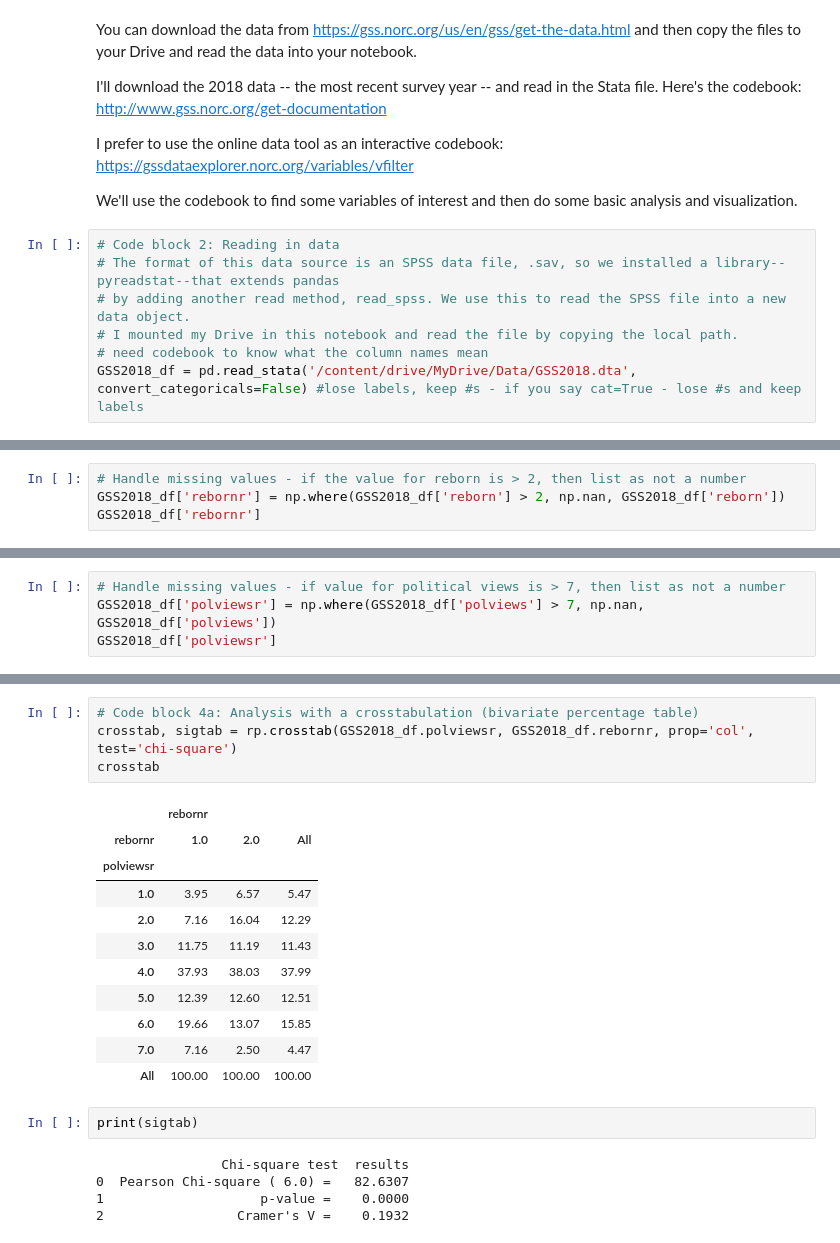
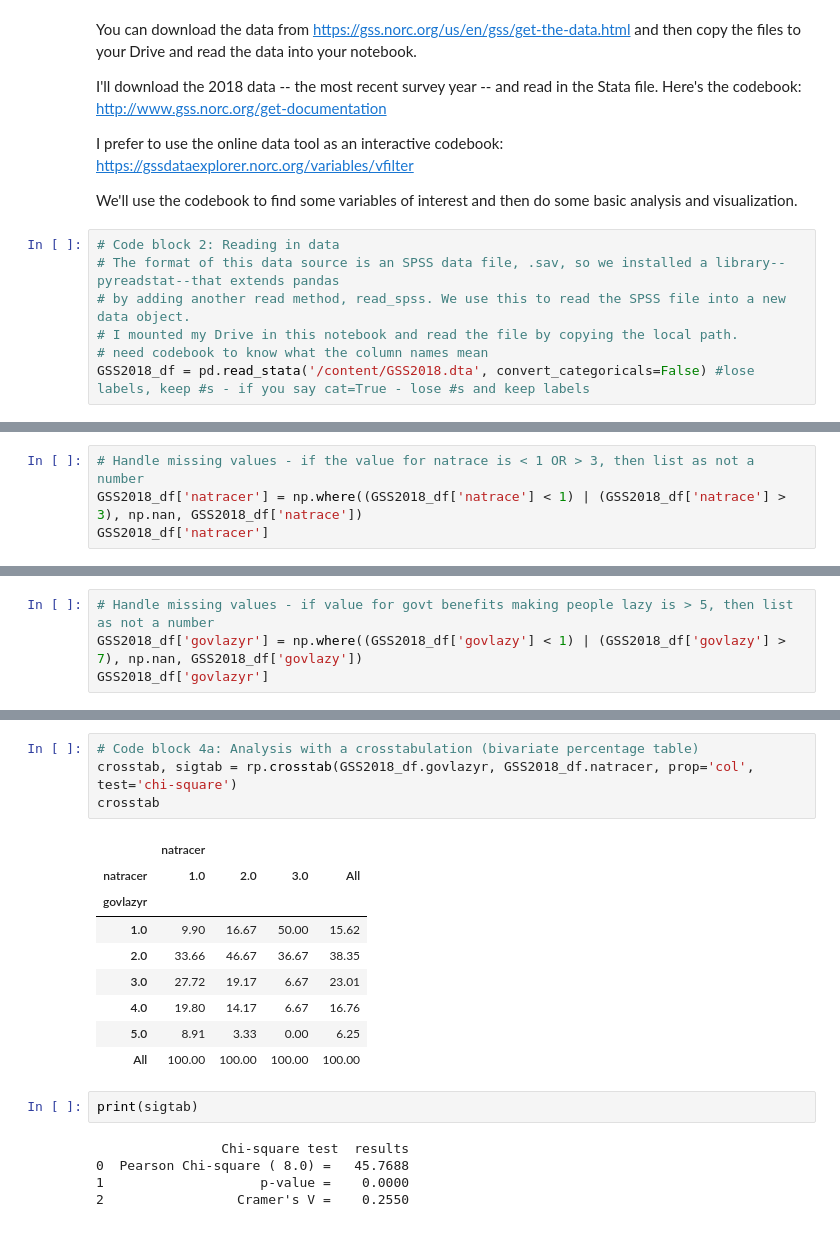
Before and after one commit to 550tealeaves/DATA-70500-working-with-data, a Jupyter notebook: HW6a_SurveyDataAnalysisGSS.ipynb, the cells around one changed output, grey strips where cells are left out. Drawn from its saved outputs; the diff is of its cells as text.

```diff
--- a/HW6a_SurveyDataAnalysisGSS.ipynb
+++ b/HW6a_SurveyDataAnalysisGSS.ipynb
@@ -51,7 +52,7 @@ We'll use the codebook to find some variables of interest and then do some basic
 # by adding another read method, read_spss. We use this to read the SPSS file into a new data object.
 # I mounted my Drive in this notebook and read the file by copying the local path.
 # need codebook to know what the column names mean
-GSS2018_df = pd.read_stata('/content/drive/MyDrive/Data/GSS2018.dta', convert_categoricals=False) #lose labels, keep #s - if you say cat=True - lose #s and keep labels
+GSS2018_df = pd.read_stata('/content/GSS2018.dta', convert_categoricals=False) #lose labels, keep #s - if you say cat=True - lose #s and keep labels
 # %%
 GSS2018_df.head()
 # %% [output]
@@ -84,5 +87,5 @@ Name: reborn, Length: 2348, dtype: float64
 # %%
-# Handle missing values - if the value for reborn is > 2, then list as not a number
-GSS2018_df['rebornr'] = np.where(GSS2018_df['reborn'] > 2, np.nan, GSS2018_df['reborn'])
-GSS2018_df['rebornr']
+# Handle missing values - if the value for natrace is < 1 OR > 3, then list as not a number
+GSS2018_df['natracer'] = np.where((GSS2018_df['natrace'] < 1) | (GSS2018_df['natrace'] > 3), np.nan, GSS2018_df['natrace'])
+GSS2018_df['natracer']
 # %% [output]
@@ -117,5 +127,5 @@ Name: polviews, Length: 2348, dtype: float64
 # %%
-# Handle missing values - if value for political views is > 7, then list as not a number
-GSS2018_df['polviewsr'] = np.where(GSS2018_df['polviews'] > 7, np.nan, GSS2018_df['polviews'])
-GSS2018_df['polviewsr']
+# Handle missing values - if value for govt benefits making people lazy is > 5, then list as not a number
+GSS2018_df['govlazyr'] = np.where((GSS2018_df['govlazy'] < 1) | (GSS2018_df['govlazy'] > 7), np.nan, GSS2018_df['govlazy'])
+GSS2018_df['govlazyr']
 # %% [output]
@@ -134,24 +146,22 @@ Name: polviewsr, Length: 2348, dtype: float64
 # %%
 # Code block 4a: Analysis with a crosstabulation (bivariate percentage table)
-crosstab, sigtab = rp.crosstab(GSS2018_df.polviewsr, GSS2018_df.rebornr, prop='col', test='chi-square')
+crosstab, sigtab = rp.crosstab(GSS2018_df.govlazyr, GSS2018_df.natracer, prop='col', test='chi-square')
 crosstab
 # %% [output]
-|  | rebornr |  |  |
-| rebornr | 1.0 | 2.0 | All |
-| polviewsr |  |  |  |
-| 1.0 | 3.95 | 6.57 | 5.47 |
-| 2.0 | 7.16 | 16.04 | 12.29 |
-| 3.0 | 11.75 | 11.19 | 11.43 |
-| 4.0 | 37.93 | 38.03 | 37.99 |
-| 5.0 | 12.39 | 12.60 | 12.51 |
-| 6.0 | 19.66 | 13.07 | 15.85 |
-| 7.0 | 7.16 | 2.50 | 4.47 |
-| All | 100.00 | 100.00 | 100.00 |
+|  | natracer |  |  |  |
+| natracer | 1.0 | 2.0 | 3.0 | All |
+| govlazyr |  |  |  |  |
+| 1.0 | 9.90 | 16.67 | 50.00 | 15.62 |
+| 2.0 | 33.66 | 46.67 | 36.67 | 38.35 |
+| 3.0 | 27.72 | 19.17 | 6.67 | 23.01 |
+| 4.0 | 19.80 | 14.17 | 6.67 | 16.76 |
+| 5.0 | 8.91 | 3.33 | 0.00 | 6.25 |
+| All | 100.00 | 100.00 | 100.00 | 100.00 |
 # %%
 print(sigtab)
 # %% [output]
                 Chi-square test  results
-0  Pearson Chi-square ( 6.0) =   82.6307
+0  Pearson Chi-square ( 8.0) =   45.7688
 1                    p-value =    0.0000
-2                 Cramer's V =    0.1932
+2                 Cramer's V =    0.2550
 # %%
```
Also changed, not shown: parts of 22 cells of this notebook.
